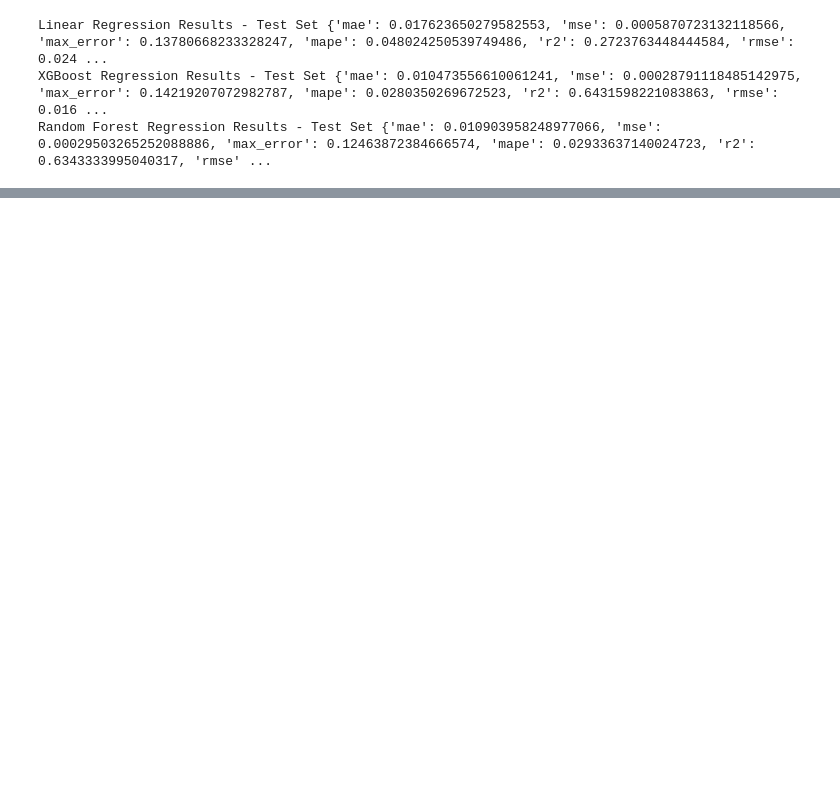
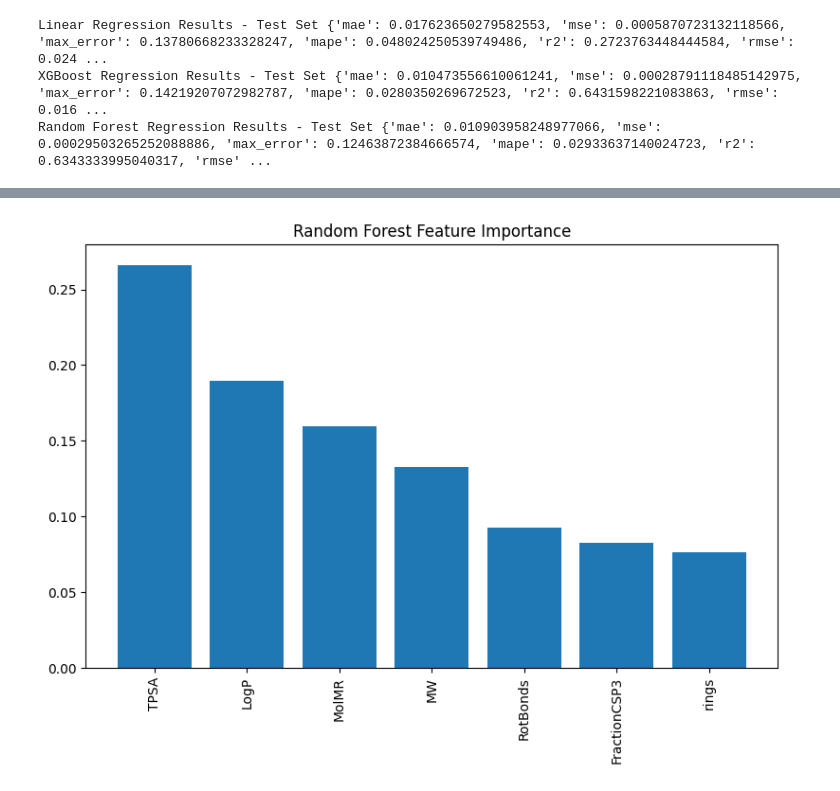
Before and after one commit to GjotoGjoto/1147_new, a Jupyter notebook: neurips_pd-1.ipynb, the cells around one changed output, grey strips where cells are left out. Drawn from its saved outputs; the diff is of its cells as text; code cells hidden in the pictures; blank space fills up the shorter version.

```diff
--- a/neurips_pd-1.ipynb
+++ b/neurips_pd-1.ipynb
@@ -815,0 +876,14 @@ Random Forest Regression Results - Test Set {'mae': 0.010903958248977066, 'mse':
+# %%
+#Random forest feature importance
+importances = rf.feature_importances_
+indices = np.argsort(importances)[::-1]
+features = x.columns
+
+plt.figure(figsize=(8,6))
+plt.bar(range(len(importances)), importances[indices])
+plt.xticks(range(len(importances)), features[indices], rotation=90)
+plt.title("Random Forest Feature Importance")
+plt.tight_layout()
+plt.show()
+# %% [output]
+[figure, added]
```
Also changed, not shown: parts of 7 cells of this notebook, 1 other file.
